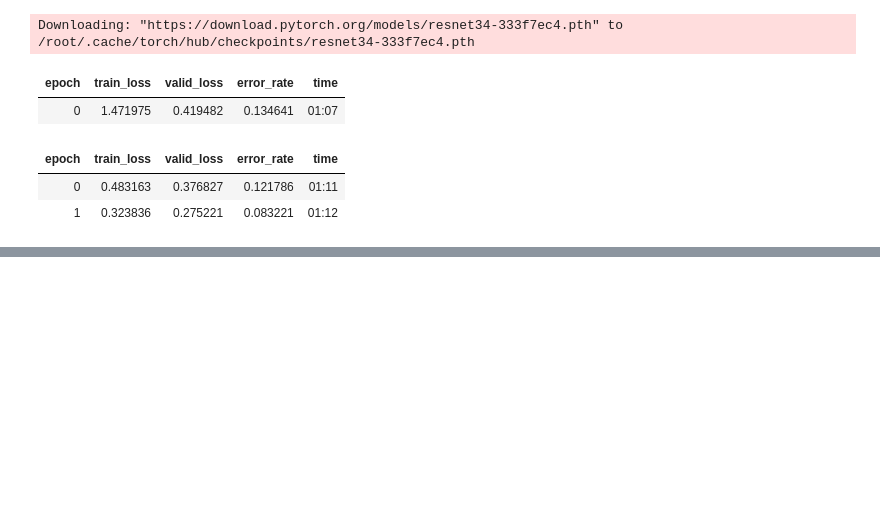
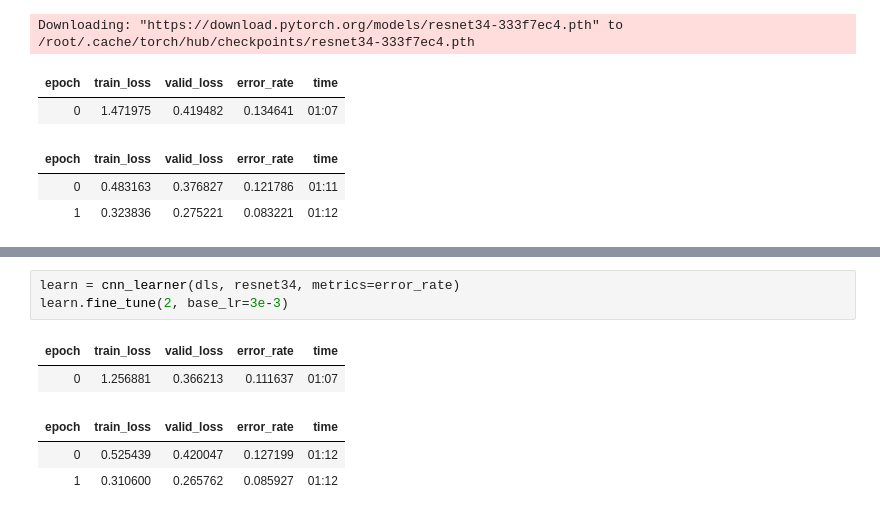
Before and after one commit to i-SanMartin/FastAI, a Jupyter notebook: 05_Pet_breeds/Classifier.ipynb, the cells around one changed output, grey strips where cells are left out. Drawn from its saved outputs; the diff is of its cells as text; blank space fills up the shorter version.

```diff
--- a/05_Pet_breeds/Classifier.ipynb
+++ b/05_Pet_breeds/Classifier.ipynb
@@ -57,0 +68,9 @@ Downloading: "https://download.pytorch.org/models/resnet34-333f7ec4.pth" to /roo
+# %%
+learn = cnn_learner(dls, resnet34, metrics=error_rate)
+learn.fine_tune(2, base_lr=3e-3)
+# %% [output]
+| epoch | train_loss | valid_loss | error_rate | time |
+| 0 | 1.256881 | 0.366213 | 0.111637 | 01:07 |
+| epoch | train_loss | valid_loss | error_rate | time |
+| 0 | 0.525439 | 0.420047 | 0.127199 | 01:12 |
+| 1 | 0.310600 | 0.265762 | 0.085927 | 01:12 |
```
Also changed, not shown: parts of 2 cells of this notebook.
